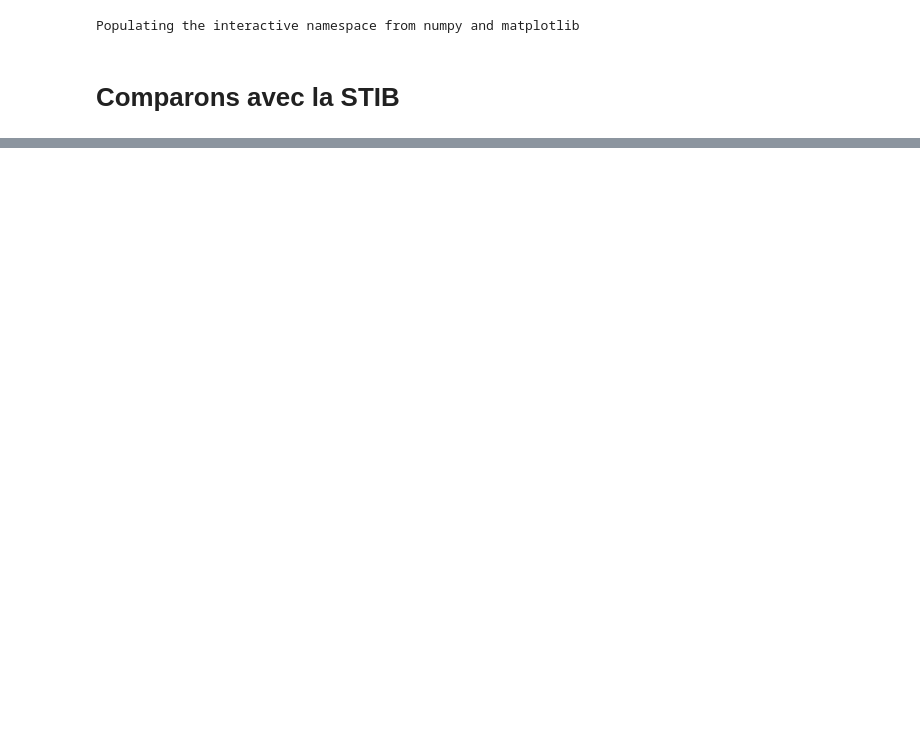
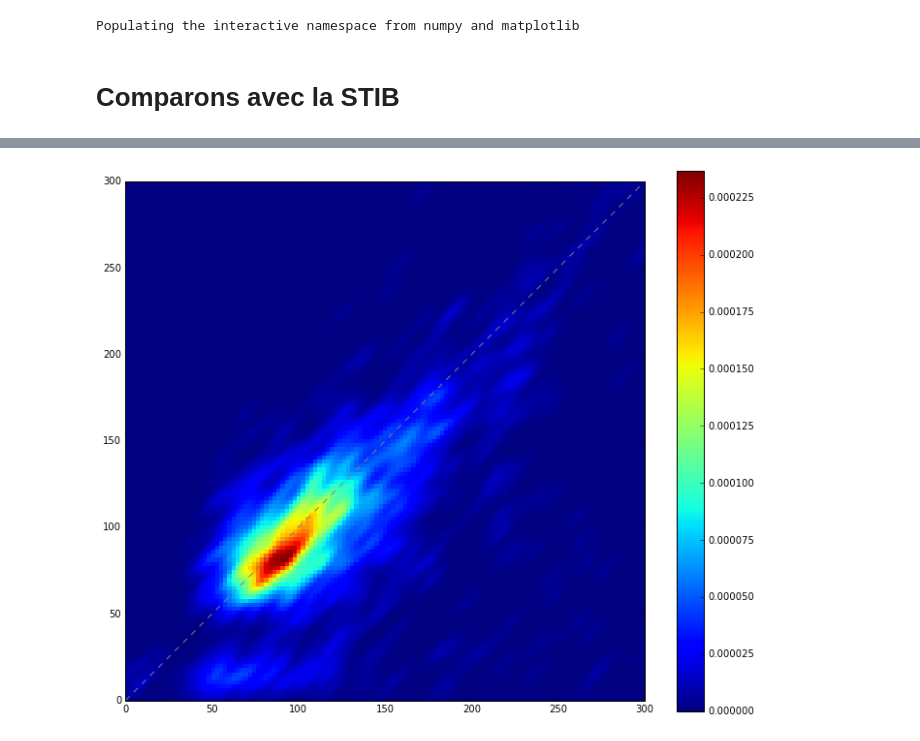
Before and after one commit to C4ptainCrunch/info-f-308, a Jupyter notebook: recherche/compare-results.ipynb, the cells around one changed output, grey strips where cells are left out. Cells and saved outputs as stored; diff of their text form; code cells hidden in the pictures; blank space fills up the shorter version.

```diff
--- a/recherche/compare-results.ipynb
+++ b/recherche/compare-results.ipynb
@@ -198,0 +169,21 @@ statistics.mean(errors)
+# %%
+N = 400
+m = min(max(stib_errors), max(knn_errors))
+XRange, YRange = np.linspace(0, m, N), np.linspace(0, m, N)
+XMat, YMat = np.meshgrid(XRange, YRange)
+
+X, Y = map(np.ravel, [XMat, YMat])
+kde = gaussian_kde([stib_errors, knn_errors])
+kde_scalar_sigma = 4 # the smaller the bigger the are taken into account
+kde.set_bandwidth(bw_method=kde.factor / kde_scalar_sigma)
+Z = kde([X, Y])
+# %%
+plt.figure(figsize=(12, 10))
+plt.pcolor(XRange, YRange, Z.reshape(XMat.shape))
+plt.xlim(0,300)
+plt.ylim(0,300)
+plt.plot([0, m], [0, m], linestyle="dashed", color="gray")
+plt.colorbar()
+plt.axes().set_aspect('equal', 'box');
+# %% [output]
+[figure, added]
```
Also changed, not shown: parts of 26 cells of this notebook, 5 other files.
